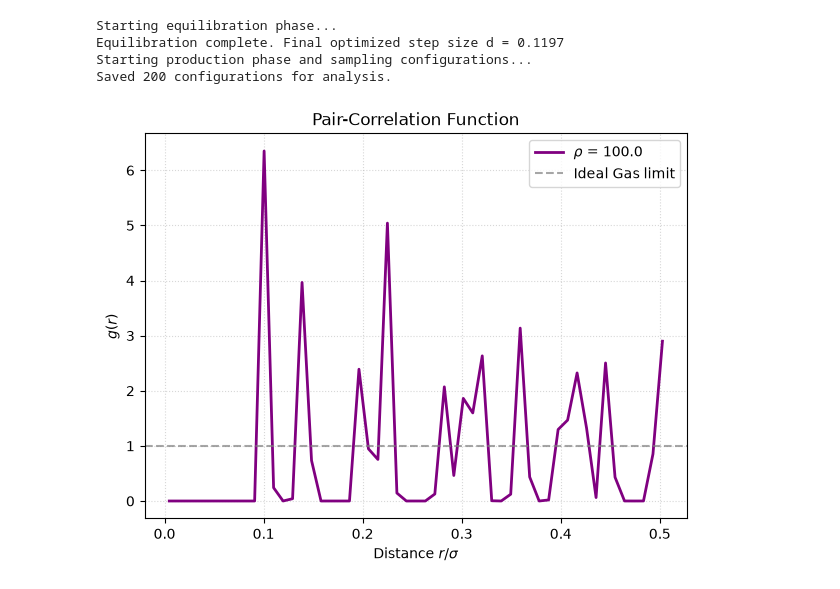
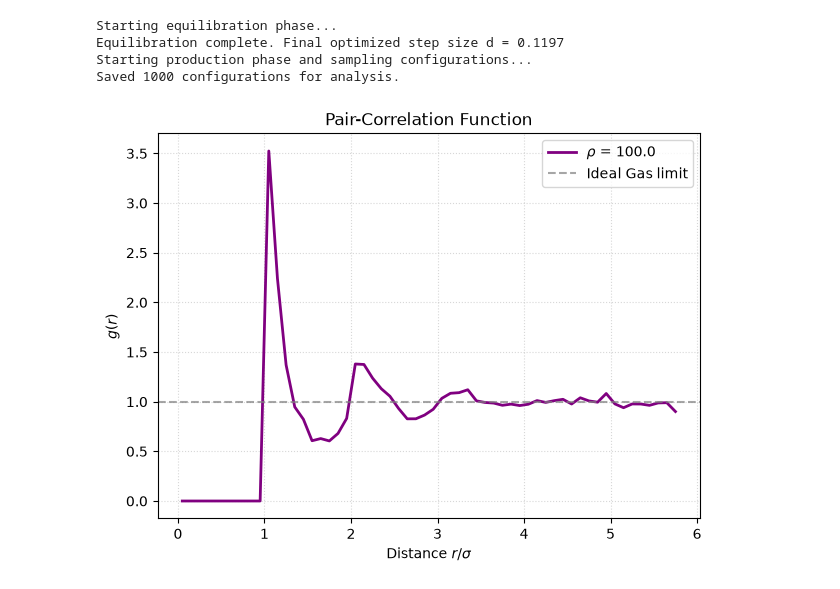
Before and after one commit to rdbeasley/Comp-Project, a Jupyter notebook: intial test.ipynb, the cells around one changed output. Cells and saved outputs as stored; diff of their text form; code cells hidden in the pictures.

Commit message:
finalised plots for poster

```diff
--- a/intial test.ipynb
+++ b/intial test.ipynb
@@ -14,12 +14,13 @@ from matplotlib.patches import Circle
 #d = 0.2          # Initial maximum displacement amplitude[cite: 2]
 L = 1.0
 N = 100
-eta = 0.72
+eta = 0.6
 rho = N/L**2
 sigma = 2*np.sqrt((eta*L)/N/np.pi)
-dr = sigma/20
+dr = sigma/10
 
 d = 0.2
+
 
 def initialize_square_lattice(N, L):
     m = int(np.ceil(np.sqrt(N)))
@@ -66,6 +67,9 @@ def check_overlap(particle_idx, new_pos, positions, L, sigma):
 # Initialize positions
 particle_positions = initialize_square_lattice(N, L)
 
+initial_positions = initialize_square_lattice(N, L).copy()
+particle_positions = initial_positions.copy()
+
 # ==========================================
 # 2. Equilibration Phase (with auto-tuning)
 # ==========================================
@@ -101,7 +105,7 @@ print(f"Equilibration complete. Final optimized step size d = {d:.4f}")
 # ==========================================
 print("Starting production phase and sampling configurations...")
 production_steps = 20000
-sample_interval = 100  # Save configuration every 100 steps
+sample_interval = 20  # Save configuration every 100 steps
 saved_configs = []
 
 for step in range(production_steps):
@@ -143,33 +147,33 @@ def compute_pair_correlation(configurations, L, sigma, dr, r_max):
             total_counts += counts
 
     avg_counts = total_counts / (n_configs * N)
 
     g_r = np.zeros(n_bins)
     for i in range(n_bins):
         r = r_values[i]
         n_ideal = rho * 2 * np.pi * r * dr  # Ideal gas reference in 2D[cite: 2]
         g_r[i] = avg_counts[i] / n_ideal
 
     return r_values, g_r
 
 # Compute g(r) with dr = 0.1 * sigma (as suggested in project guide)[cite: 3]
 dr = 0.1 * sigma
 r_max = L / 2.0
 r_vals, g_vals = compute_pair_correlation(saved_configs, L, sigma, dr, r_max)
 
 # Plotting g(r)
 plt.figure(figsize=(7, 5))
-plt.plot(r_vals, g_vals, label=f'$\\rho$ = {rho}', color='purple', lw=2)
+plt.plot(r_vals / sigma, g_vals, label=f'$\\rho$ = {rho}', color='purple', lw=2)
 plt.axhline(1.0, color='gray', linestyle='--', alpha=0.7, label='Ideal Gas limit')
 plt.xlabel('Distance $r / \\sigma$')
 plt.ylabel('$g(r)$')
 plt.title('Pair-Correlation Function')
 plt.legend()
 plt.grid(True, linestyle=':', alpha=0.5)
 plt.show()
 # %% [output]
 Starting equilibration phase...
 Equilibration complete. Final optimized step size d = 0.1197
 Starting production phase and sampling configurations...
-Saved 200 configurations for analysis.
+Saved 1000 configurations for analysis.
-[figure, old version]
+[figure, new version]
```
Also changed, not shown: parts of 2 cells of this notebook, 5 other files.
